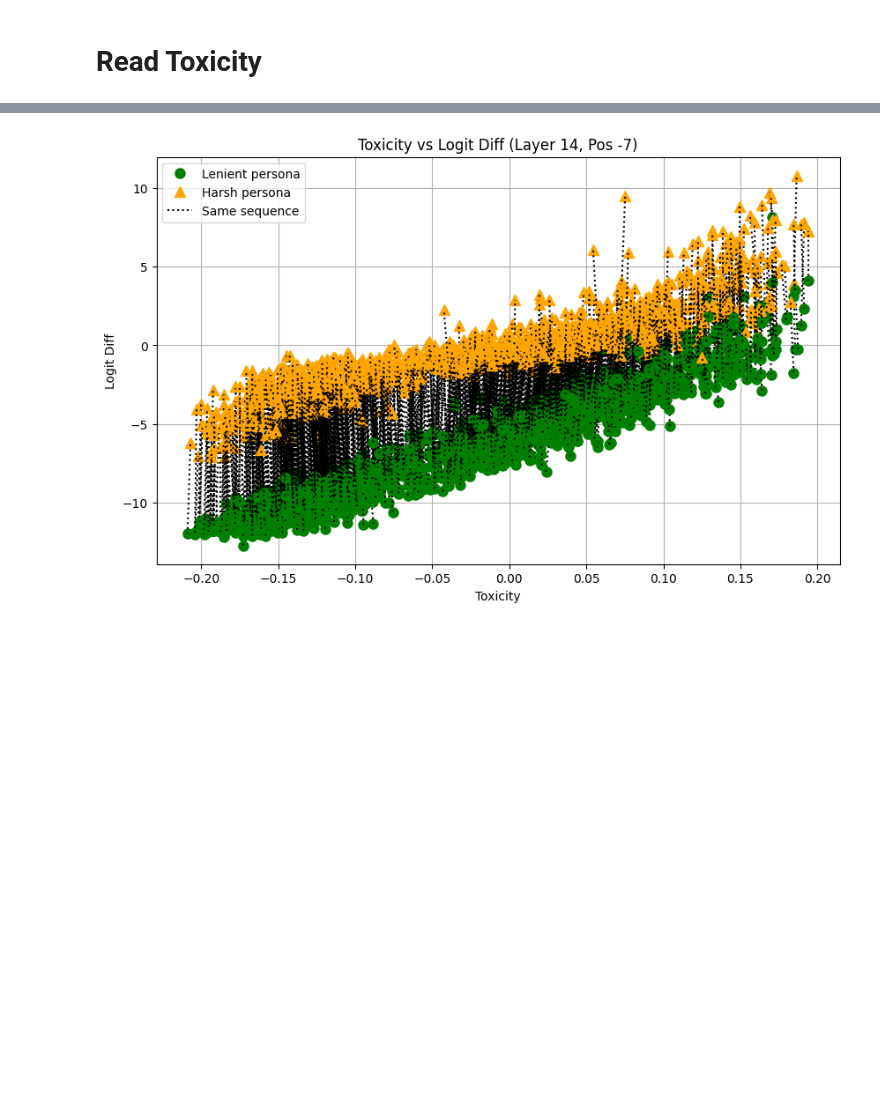
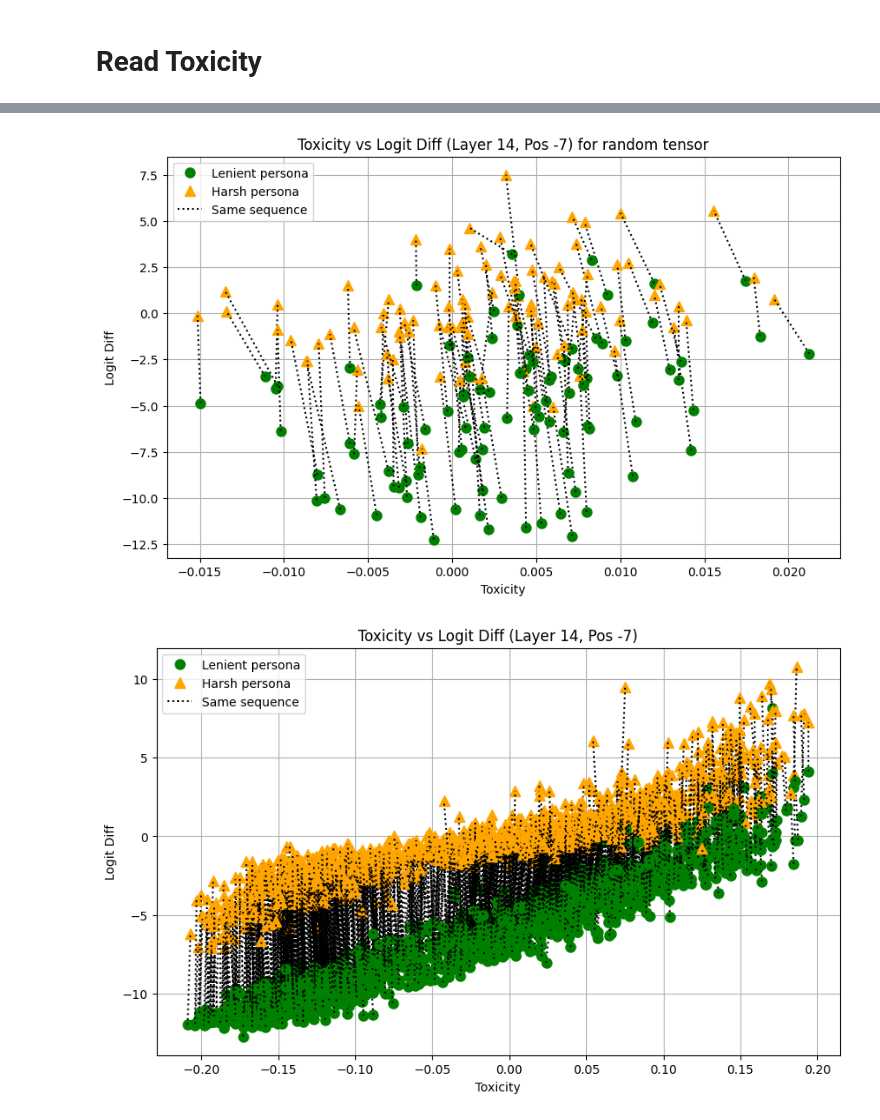
Before and after one commit to abhay-sheshadri/quirky_interp, a Jupyter notebook: evaluate_representation.ipynb, the cells around one changed output, grey strips where cells are left out. Saved outputs shown, nothing was run; the diff lists cells and outputs as text; code cells hidden in the pictures; blank space fills up the shorter version.

```diff
--- a/evaluate_representation.ipynb
+++ b/evaluate_representation.ipynb
@@ -163,3 +219,7 @@ def bin_results(results, bin_count=100):
+# %%
+create_toxicity_plot(results[-7], title="Toxicity vs Logit Diff (Layer 14, Pos -7) for random tensor", y_axis="LD", y_label="Logit Diff")
+# %% [output]
+[figure, added]
 # %%
 create_toxicity_plot(results[-7], title="Toxicity vs Logit Diff (Layer 14, Pos -7)", y_axis="LD", y_label="Logit Diff")
 # %% [output]
```
Also changed, not shown: parts of 10 cells of this notebook.
